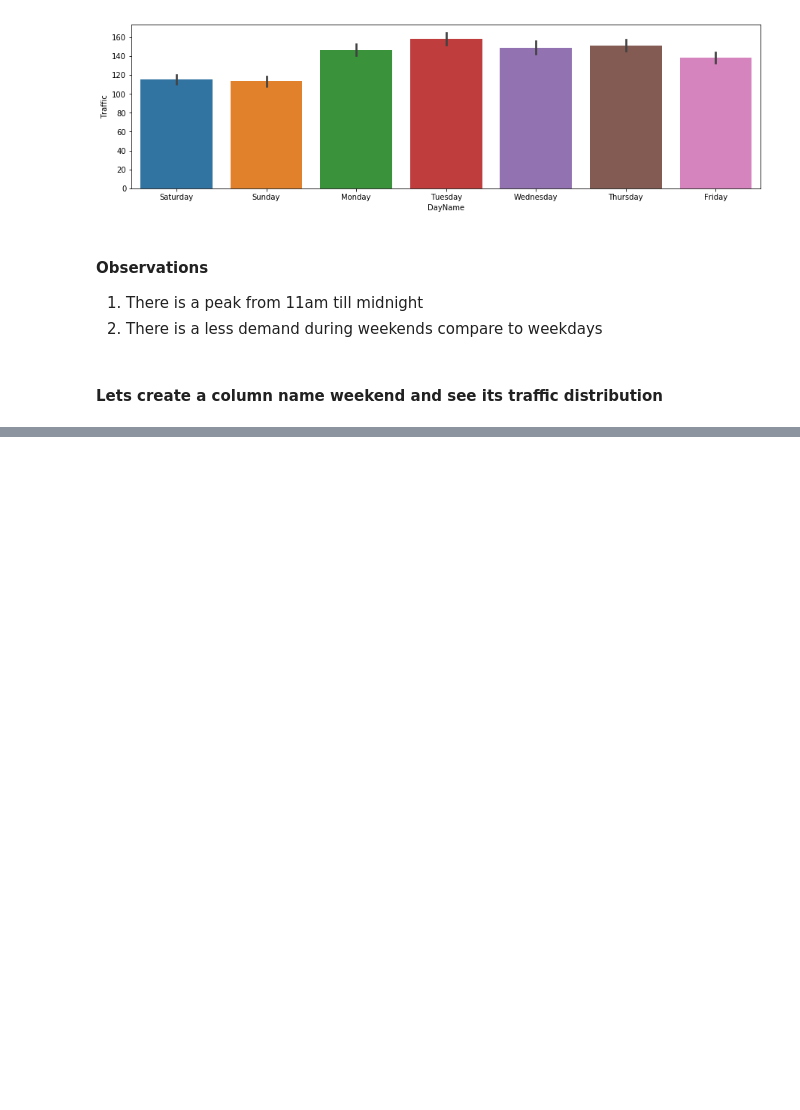
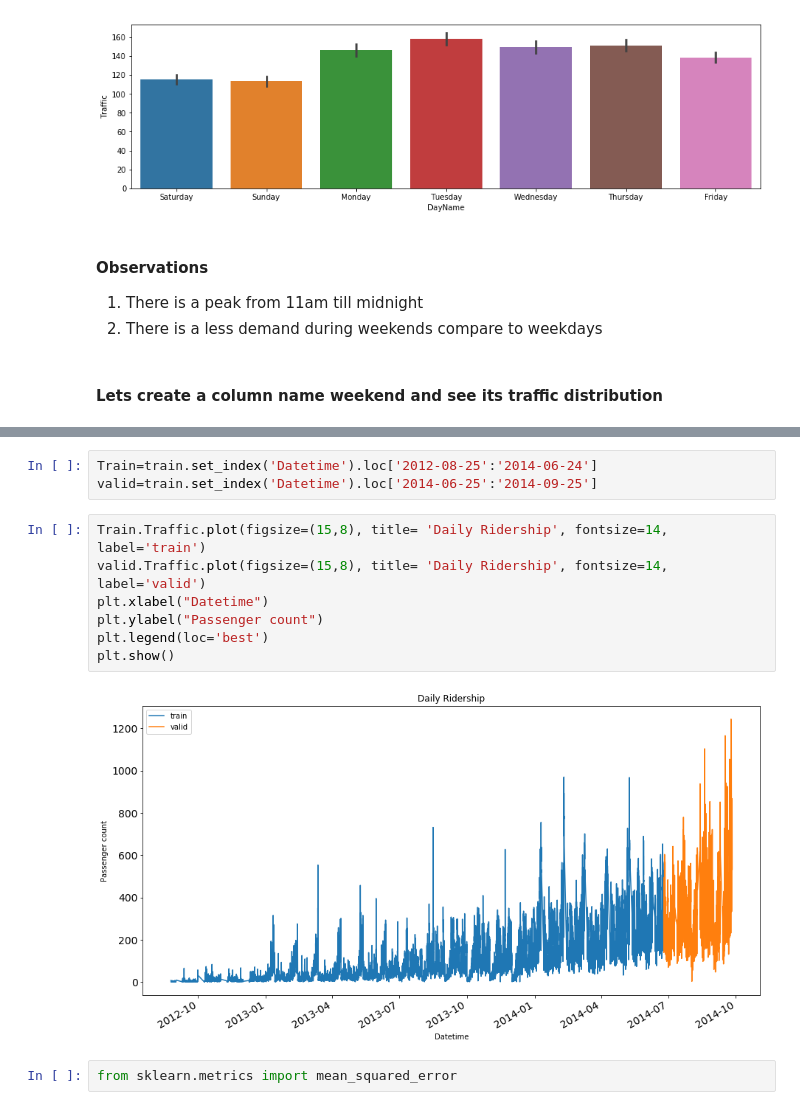
Before and after one commit to vshah24/JupyterNotebook, a Jupyter notebook: TimeSeriesForecast.ipynb, the cells around one changed output, grey strips where cells are left out. Saved outputs shown, nothing was run; the diff lists cells and outputs as text; blank space fills up the shorter version.

```diff
--- a/TimeSeriesForecast.ipynb
+++ b/TimeSeriesForecast.ipynb
@@ -151,0 +161,14 @@ hourly
+# %%
+Train=train.set_index('Datetime').loc['2012-08-25':'2014-06-24']
+valid=train.set_index('Datetime').loc['2014-06-25':'2014-09-25']
+# %%
+Train.Traffic.plot(figsize=(15,8), title= 'Daily Ridership', fontsize=14, label='train')
+valid.Traffic.plot(figsize=(15,8), title= 'Daily Ridership', fontsize=14, label='valid')
+plt.xlabel("Datetime")
+plt.ylabel("Passenger count")
+plt.legend(loc='best')
+plt.show()
+# %% [output]
+[figure, added]
+# %%
+from sklearn.metrics import mean_squared_error
```
Also changed, not shown: parts of 28 cells of this notebook.
